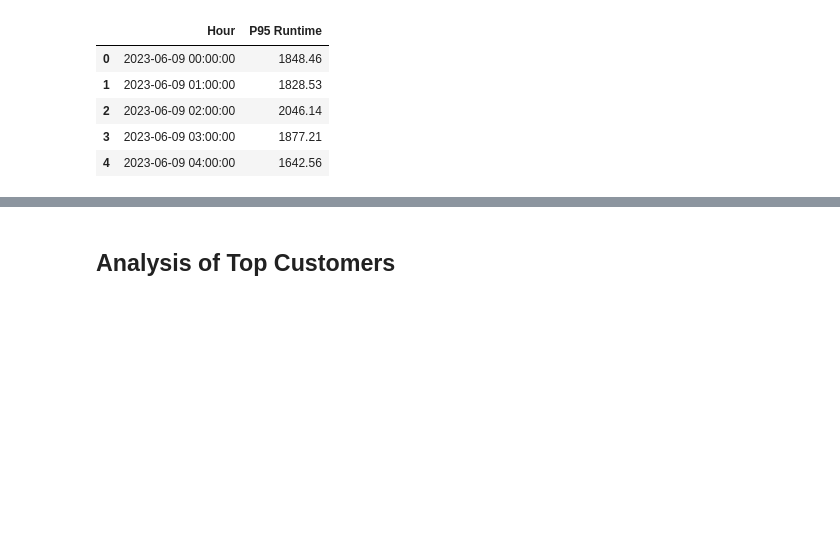
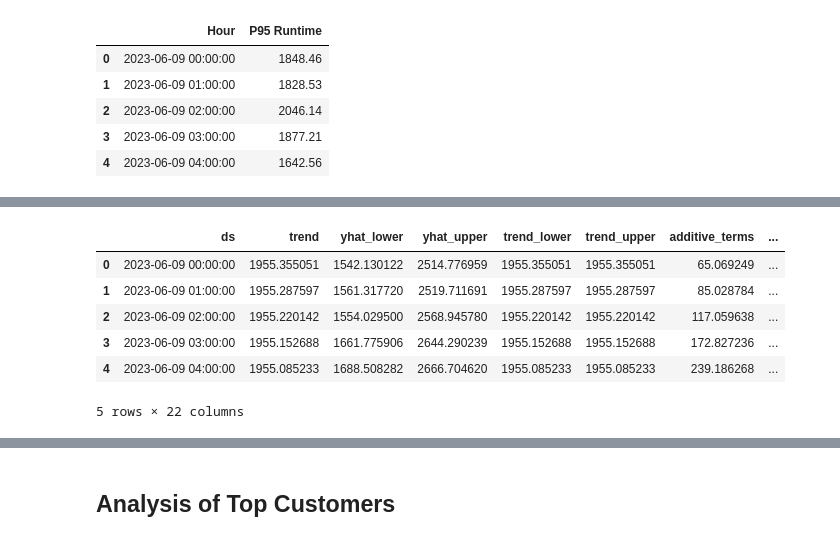
Before and after one commit to geetashankar/odsc-2023, a Jupyter notebook: example.ipynb, the cells around one changed output, grey strips where cells are left out. Saved outputs shown, nothing was run; the diff lists cells and outputs as text; code cells hidden in the pictures; blank space fills up the shorter version.

```diff
--- a/example.ipynb
+++ b/example.ipynb
@@ -152,4 +163,5 @@ data['ds'] = data['ds'].astype('datetime64[ns]')
 model = Prophet(interval_width=0.99, yearly_seasonality=True, weekly_seasonality=True)
 model.fit(data)
 forecast = model.predict(data)
+forecast.head()
 # %% [output]
@@ -158,3 +170,10 @@ forecast = model.predict(data)
+|  | ds | trend | yhat_lower | yhat_upper | trend_lower | trend_upper | additive_terms | ... |
+| 0 | 2023-06-09 00:00:00 | 1955.355051 | 1542.130122 | 2514.776959 | 1955.355051 | 1955.355051 | 65.069249 | ... |
+| 1 | 2023-06-09 01:00:00 | 1955.287597 | 1561.317720 | 2519.711691 | 1955.287597 | 1955.287597 | 85.028784 | ... |
+| 2 | 2023-06-09 02:00:00 | 1955.220142 | 1554.029500 | 2568.945780 | 1955.220142 | 1955.220142 | 117.059638 | ... |
+| 3 | 2023-06-09 03:00:00 | 1955.152688 | 1661.775906 | 2644.290239 | 1955.152688 | 1955.152688 | 172.827236 | ... |
+| 4 | 2023-06-09 04:00:00 | 1955.085233 | 1688.508282 | 2666.704620 | 1955.085233 | 1955.085233 | 239.186268 | ... |
+5 rows × 22 columns
 # %%
 #using yhat and confidence interval to categorize data as anomalous or normal
 performance = pd.merge(data, forecast[['ds', 'yhat', 'yhat_lower', 'yhat_upper']], on='ds')
```
Also changed, not shown: parts of 7 cells of this notebook.
